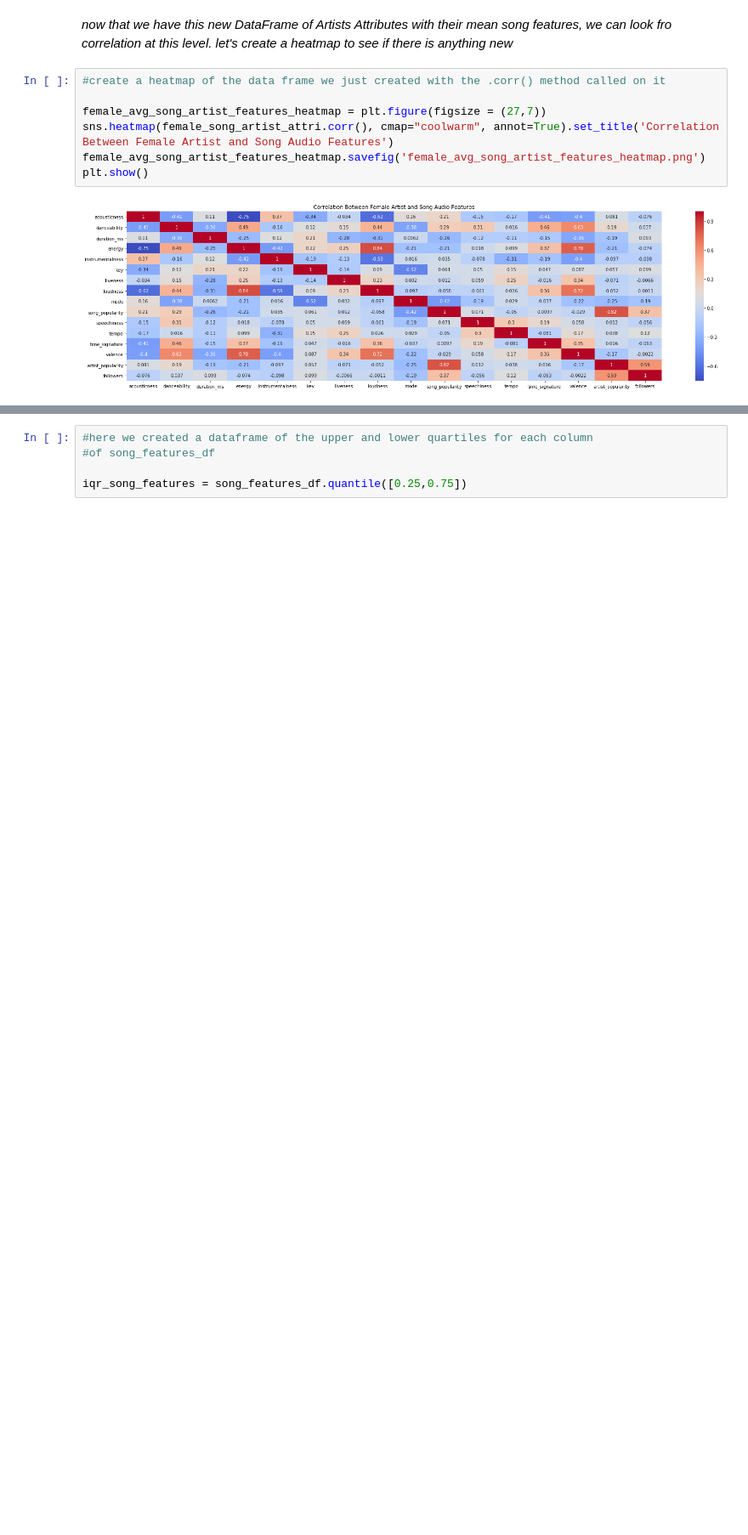
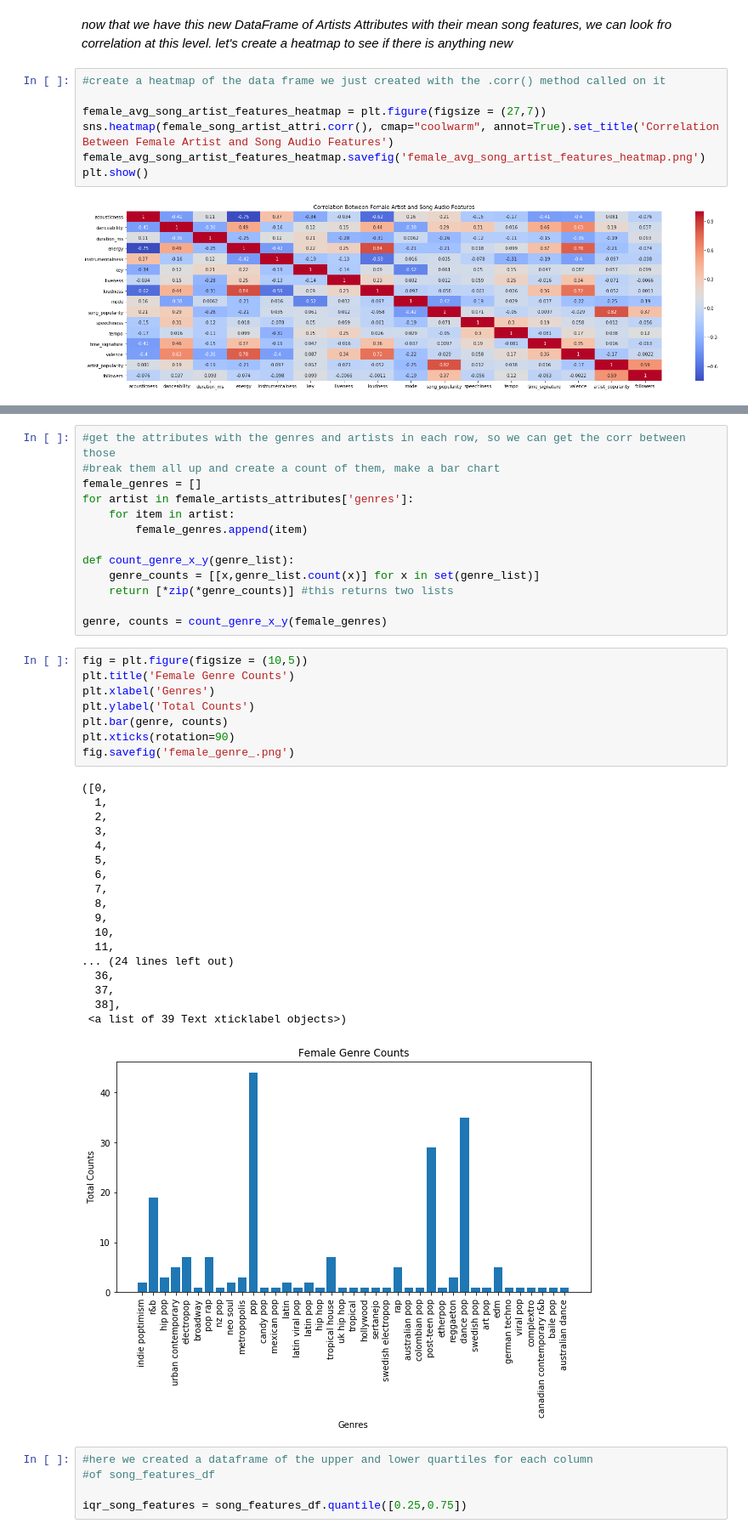
Before and after one commit to elenasm7/Flatiron_module_one_project, a Jupyter notebook: female_artists.ipynb, the cells around one changed output, grey strips where cells are left out. Shown at 85% size. Cells and saved outputs as stored; diff of their text form; blank space fills up the shorter version.

Commit message:
added more annotations and genre breakdown

```diff
--- a/female_artists.ipynb
+++ b/female_artists.ipynb
@@ -257,3 +265,43 @@ plt.show()
+# %%
+#get the attributes with the genres and artists in each row, so we can get the corr between those
+#break them all up and create a count of them, make a bar chart
+female_genres = []
+for artist in female_artists_attributes['genres']:
+    for item in artist:
+        female_genres.append(item)
+
+def count_genre_x_y(genre_list):
+    genre_counts = [[x,genre_list.count(x)] for x in set(genre_list)]
+    return [*zip(*genre_counts)] #this returns two lists
+
+genre, counts = count_genre_x_y(female_genres)
+# %%
+fig = plt.figure(figsize = (10,5))
+plt.title('Female Genre Counts')
+plt.xlabel('Genres')
+plt.ylabel('Total Counts')
+plt.bar(genre, counts)
+plt.xticks(rotation=90)
+fig.savefig('female_genre_.png')
+# %% [output]
+([0,
+  1,
+  2,
+  3,
+  4,
+  5,
+  6,
+  7,
+  8,
+  9,
+  10,
+  11,
+... (24 lines left out)
+  36,
+  37,
+  38],
+ <a list of 39 Text xticklabel objects>)
+[figure, added]
 # %%
 #here we created a dataframe of the upper and lower quartiles for each column
 #of song_features_df
```
Also changed, not shown: parts of 3 cells of this notebook, 1 other file.
